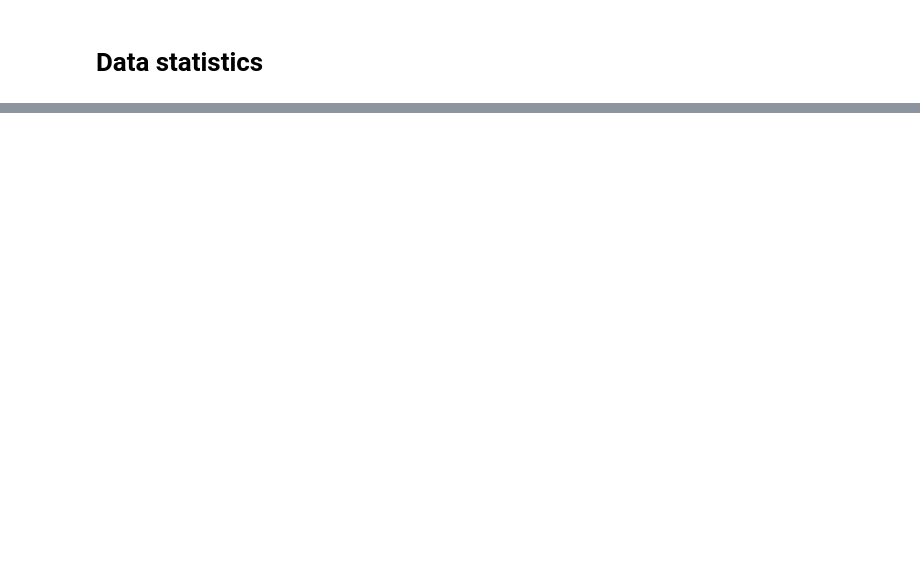
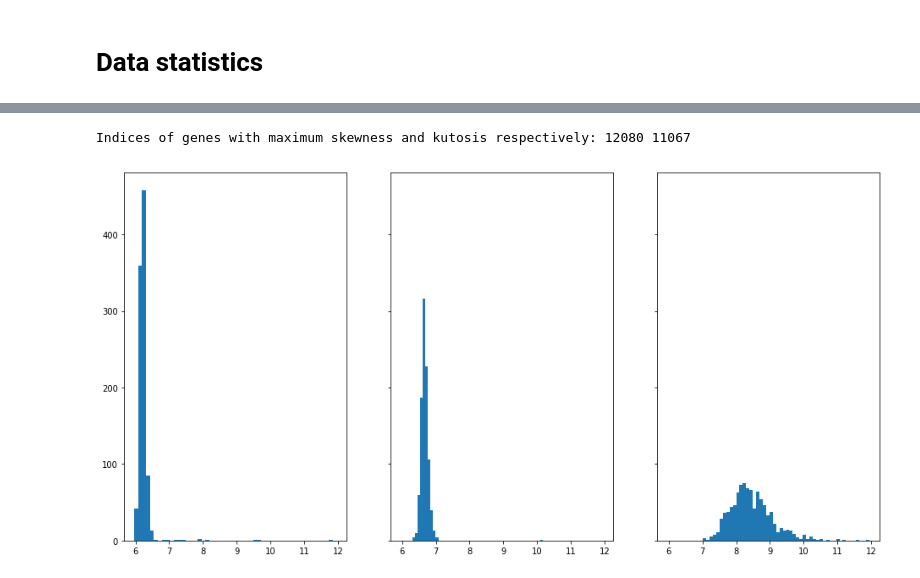
Before and after one commit to sjwilczynski/geneExpr, a Jupyter notebook: Exploration.ipynb, the cells around one changed output, grey strips where cells are left out. Cells and saved outputs as stored; diff of their text form; code cells hidden in the pictures; blank space fills up the shorter version.

```diff
--- a/Exploration.ipynb
+++ b/Exploration.ipynb
@@ -50,2 +44,22 @@ Train and test scores: 0.8691460055096418 0.7119341563786008
 # %% [markdown]
 # Data statistics
+# %%
+from scipy.stats import skew, kurtosis
+
+p = dataset.shape[1]
+means = np.mean(dataset, axis=0)
+stds = np.std(dataset, axis=0)
+skews = skew(dataset, axis=0)
+kurtoses = kurtosis(dataset, axis=0)
+
+fig, axes = plt.subplots(nrows = 2, ncols=2, figsize = (16,8), sharex=True)
+(ax1, ax2, ax3, ax4) = np.array(axes).flatten()
+ax1.plot(np.arange(p), means)
+ax1.set_title("Mean")
+ax2.plot(np.arange(p), stds)
+ax2.set_title("Standard deviation")
+ax3.plot(np.arange(p), skews)
+ax3.set_title("Skewness")
+ax4.plot(np.arange(p), kurtoses)
+ax4.set_title("Kurtosis")
+plt.show()
@@ -51,0 +68,16 @@ Train and test scores: 0.8691460055096418 0.7119341563786008
+# %%
+skewness_max_index = np.argmax(skews)
+kurtosis_max_index = np.argmax(kurtoses)
+
+print('Indices of genes with maximum skewness and kutosis respectively: {} {}'.format(skewness_max_index, kurtosis_max_index))
+bins = 50
+
+fig, axes = plt.subplots(nrows = 1, ncols=3, figsize = (16,8), sharey=True, sharex=True)
+(ax1, ax2, ax3) = np.array(axes).flatten()
+ax1.hist(dataset[:, skewness_max_index], bins=bins)
+ax2.hist(dataset[:, kurtosis_max_index], bins=bins)
+ax3.hist(dataset[:, 2500], bins=bins)
+plt.show()
+# %% [output]
+Indices of genes with maximum skewness and kutosis respectively: 12080 11067
+[figure, added]
```
Also changed, not shown: parts of 4 cells of this notebook, 3 other files.
